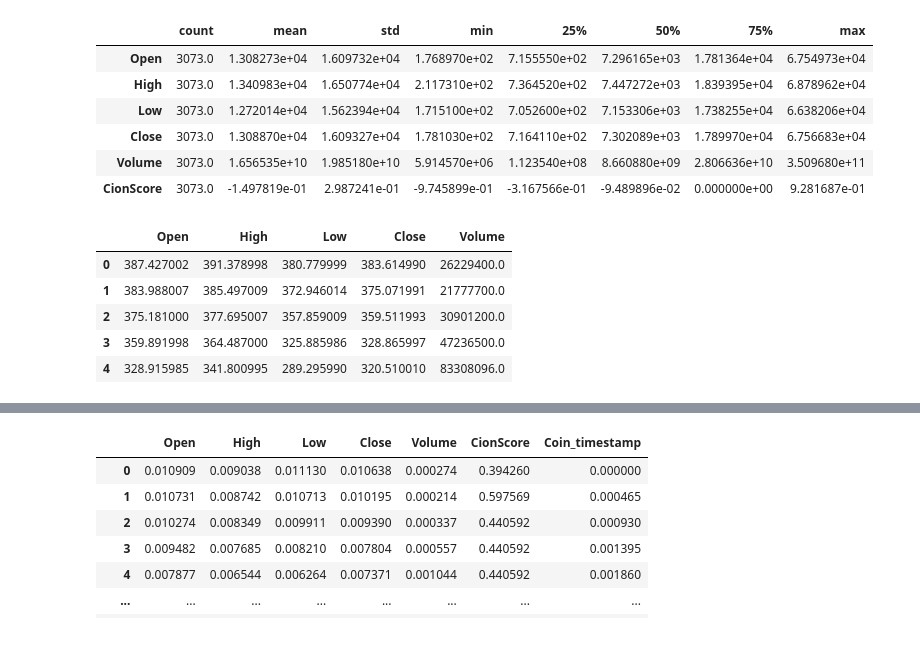
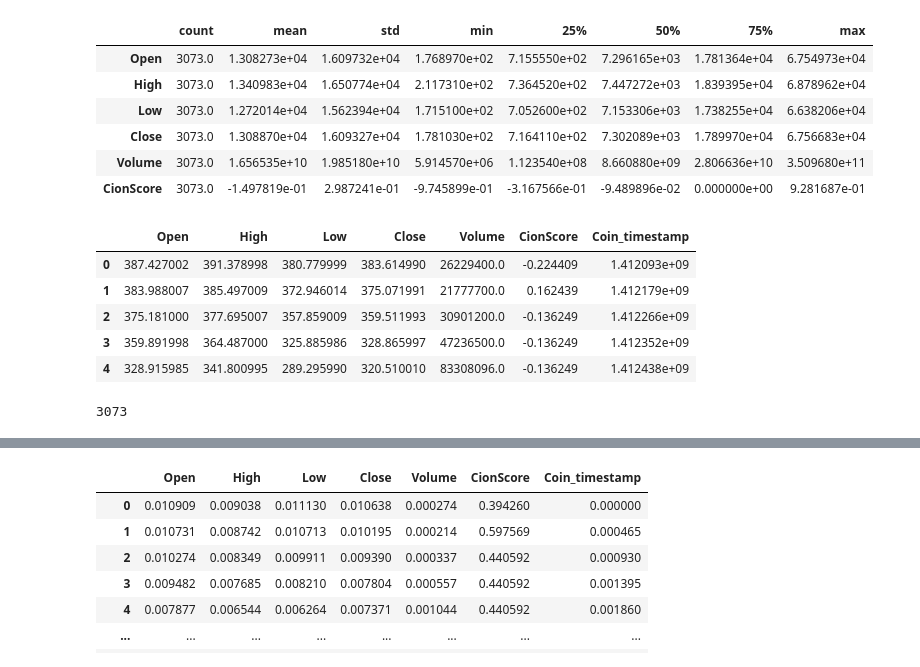
Before and after one commit to k1013726/PaperRelated, a Jupyter notebook: Final_analysis/CH12.ipynb, the cells around one changed output, grey strips where cells are left out. Drawn from its saved outputs; the diff is of its cells as text; code cells hidden in the pictures.

```diff
--- a/Final_analysis/CH12.ipynb
+++ b/Final_analysis/CH12.ipynb
@@ -66,13 +66,23 @@ df.describe().transpose()
 timestamp_s = pd.to_datetime(df['CoinDate']).map(datetime.datetime.timestamp)
 df['Coin_timestamp'] = timestamp_s
 # %%
-df = df.drop(['CionScore','Coin_timestamp'], axis=1)
+df = df.drop(['CoinDate'], axis=1)
 
 df.head()
 # %% [output]
-|  | Open | High | Low | Close | Volume |
-| 0 | 387.427002 | 391.378998 | 380.779999 | 383.614990 | 26229400.0 |
-| 1 | 383.988007 | 385.497009 | 372.946014 | 375.071991 | 21777700.0 |
-| 2 | 375.181000 | 377.695007 | 357.859009 | 359.511993 | 30901200.0 |
-| 3 | 359.891998 | 364.487000 | 325.885986 | 328.865997 | 47236500.0 |
-| 4 | 328.915985 | 341.800995 | 289.295990 | 320.510010 | 83308096.0 |
+|  | Open | High | Low | Close | Volume | CionScore | Coin_timestamp |
+| 0 | 387.427002 | 391.378998 | 380.779999 | 383.614990 | 26229400.0 | -0.224409 | 1.412093e+09 |
+| 1 | 383.988007 | 385.497009 | 372.946014 | 375.071991 | 21777700.0 | 0.162439 | 1.412179e+09 |
+| 2 | 375.181000 | 377.695007 | 357.859009 | 359.511993 | 30901200.0 | -0.136249 | 1.412266e+09 |
+| 3 | 359.891998 | 364.487000 | 325.885986 | 328.865997 | 47236500.0 | -0.136249 | 1.412352e+09 |
+| 4 | 328.915985 | 341.800995 | 289.295990 | 320.510010 | 83308096.0 | -0.136249 | 1.412438e+09 |
+# %%
+UpDown=[1]
+for i in range(1,len(df['Close'])):
+    if df['Close'][i]>df['Close'][i-1]:
+        UpDown.append(1)
+    else:
+        UpDown.append(0)
+len(UpDown)
+# %% [output]
+3073
```
Also changed, not shown: parts of 6 cells of this notebook, 9 other files.
